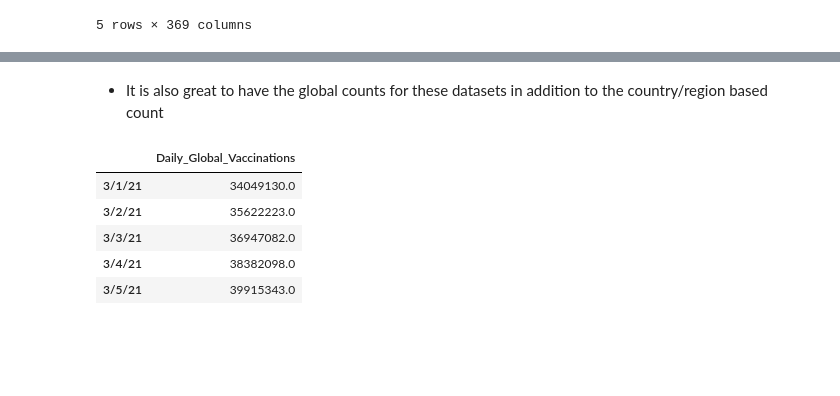
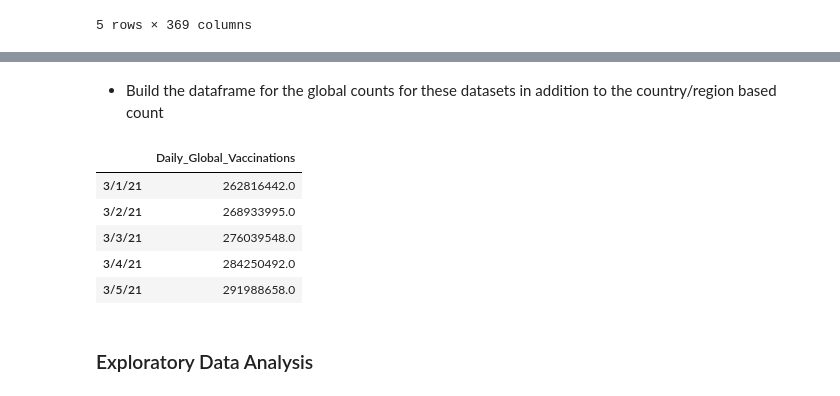
Before and after one commit to gaol00034/Covid19-Analysis, a Jupyter notebook: src/Global.ipynb, the cells around one changed output, grey strips where cells are left out. Cells and saved outputs as stored; diff of their text form; code cells hidden in the pictures; blank space fills up the shorter version.

```diff
--- a/src/Global.ipynb
+++ b/src/Global.ipynb
@@ -110,12 +85,10 @@ CSSEGIS_col[:5], OWID_date[:5]
 # %% [markdown]
 - Keep only data within the range of interest for the two sources respectively.
 # %%
-oneyear_confirmed_df = confirmed_df[confirmed_df.columns.intersection(CSSEGIS_col)]
-oneyear_recovered_df = recovered_df[recovered_df.columns.intersection(CSSEGIS_col)]
-oneyear_deaths_df = deaths_df[deaths_df.columns.intersection(CSSEGIS_col)]
+oneyear_confirmed_df = confirmed_df[confirmed_df.columns.intersection([*CSSEGIS_col, *dates_format_1])]
+oneyear_deaths_df = deaths_df[deaths_df.columns.intersection([*CSSEGIS_col, *dates_format_1])]
 
 # oneyear_confirmed_df.head(5)
-# oneyear_recovered_df.head(5)
 oneyear_deaths_df.head(5)
 # %% [output]
 |  | Province/State | Country/Region | Lat | Long | 3/1/21 | 3/2/21 | 3/3/21 | 3/4/21 | 3/5/21 | ... |
@@ -142,0 +101,4 @@ oneyear_vaccines_df.head(5)
+# %%
+oneyear_vaccines_df = vaccines_df[vaccines_df.columns.intersection([*CSSEGIS_col,*dates_format_2])]
+
+oneyear_vaccines_df.head(5)
@@ -143,13 +115,15 @@ oneyear_vaccines_df.head(5)
 # %%
-align_countries = set(oneyear_vaccines_df.location).intersection(set(oneyear_confirmed_df['Country/Region']))
+country_region = set(oneyear_confirmed_df['Country/Region']).intersection(set(oneyear_vaccines_df['Country/Region']))
 
-# GSSEGIS
-aligned_oneyear_confirmed_df = oneyear_confirmed_df[oneyear_confirmed_df['Country/Region'].isin(align_countries)]
-aligned_oneyear_recovered_df = oneyear_recovered_df[oneyear_recovered_df['Country/Region'].isin(align_countries)]
-aligned_oneyear_deaths_df = oneyear_deaths_df[oneyear_deaths_df['Country/Region'].isin(align_countries)]
+aligned_oneyear_confirmed_df = oneyear_confirmed_df.loc[oneyear_confirmed_df['Country/Region'].isin(country_region)]
+aligned_oneyear_deaths_df = oneyear_deaths_df.loc[oneyear_deaths_df['Country/Region'].isin(country_region)]
 
-# OWID
-aligned_oneyear_vaccines_df = oneyear_vaccines_df[oneyear_vaccines_df['location'].isin(align_countries)]
+aligned_oneyear_vaccines_df = oneyear_vaccines_df.loc[oneyear_vaccines_df['Country/Region'].isin(country_region)]
+aligned_oneyear_vaccines_df.rename(columns={d2:d1 for d1, d2 in zip(dates_format_1, dates_format_2)}, inplace=True)
 
-set(aligned_oneyear_confirmed_df['Country/Region']) == set(aligned_oneyear_vaccines_df.location)
+assert(set(aligned_oneyear_confirmed_df['Country/Region']) == set(aligned_oneyear_vaccines_df['Country/Region']))
+
+# aligned_oneyear_confirmed_df
+# aligned_oneyear_deaths_df
+aligned_oneyear_vaccines_df.head(5)
 # %% [output]
@@ -198,31 +137,28 @@ aligned_oneyear_daily_vaccines_df.head(5)
 # %% [markdown]
-- It is also great to have the global counts for these datasets in addition to the country/region based count
+- Build the dataframe for the global counts for these datasets in addition to the country/region based count
 # %%
 aligned_oneyear_global_confirmed_df = pd.DataFrame(
-    aligned_oneyear_confirmed_df[CSSEGIS_col[4:]].sum(axis=0),
+    aligned_oneyear_confirmed_df[dates_format_1].sum(axis=0),
     columns=['Daily_Global_Confirmed']
     )
-aligned_oneyear_global_recovered_df = pd.DataFrame(
-    aligned_oneyear_recovered_df[CSSEGIS_col[4:]].sum(axis=0),
-    columns=['Daily_Global_Recovered']
-    )
 aligned_oneyear_global_deaths_df = pd.DataFrame(
-    aligned_oneyear_deaths_df[CSSEGIS_col[4:]].sum(axis=0),
+    aligned_oneyear_deaths_df[dates_format_1].sum(axis=0),
     columns=['Daily_Global_Deaths']
     )
-aligned_oneyear_global_country = pd.DataFrame(
-    aligned_oneyear_daily_vaccines_df[CSSEGIS_col[4:]].sum(axis=0),
+aligned_oneyear_global_vaccines_df = pd.DataFrame(
+    aligned_oneyear_vaccines_df[dates_format_1].sum(axis=0),
     columns=['Daily_Global_Vaccinations']
     )
 
 # aligned_oneyear_global_confirmed_df
-# aligned_oneyear_global_recovered_df
 # aligned_oneyear_global_deaths_df
-aligned_oneyear_global_country.head(5)
+aligned_oneyear_global_vaccines_df.head(5)
 # %% [output]
 |  | Daily_Global_Vaccinations |
-| 3/1/21 | 34049130.0 |
-| 3/2/21 | 35622223.0 |
-| 3/3/21 | 36947082.0 |
-| 3/4/21 | 38382098.0 |
-| 3/5/21 | 39915343.0 |
+| 3/1/21 | 262816442.0 |
+| 3/2/21 | 268933995.0 |
+| 3/3/21 | 276039548.0 |
+| 3/4/21 | 284250492.0 |
+| 3/5/21 | 291988658.0 |
+# %% [markdown]
+### Exploratory Data Analysis
```
Also changed, not shown: parts of 18 cells of this notebook, 4 other files.
